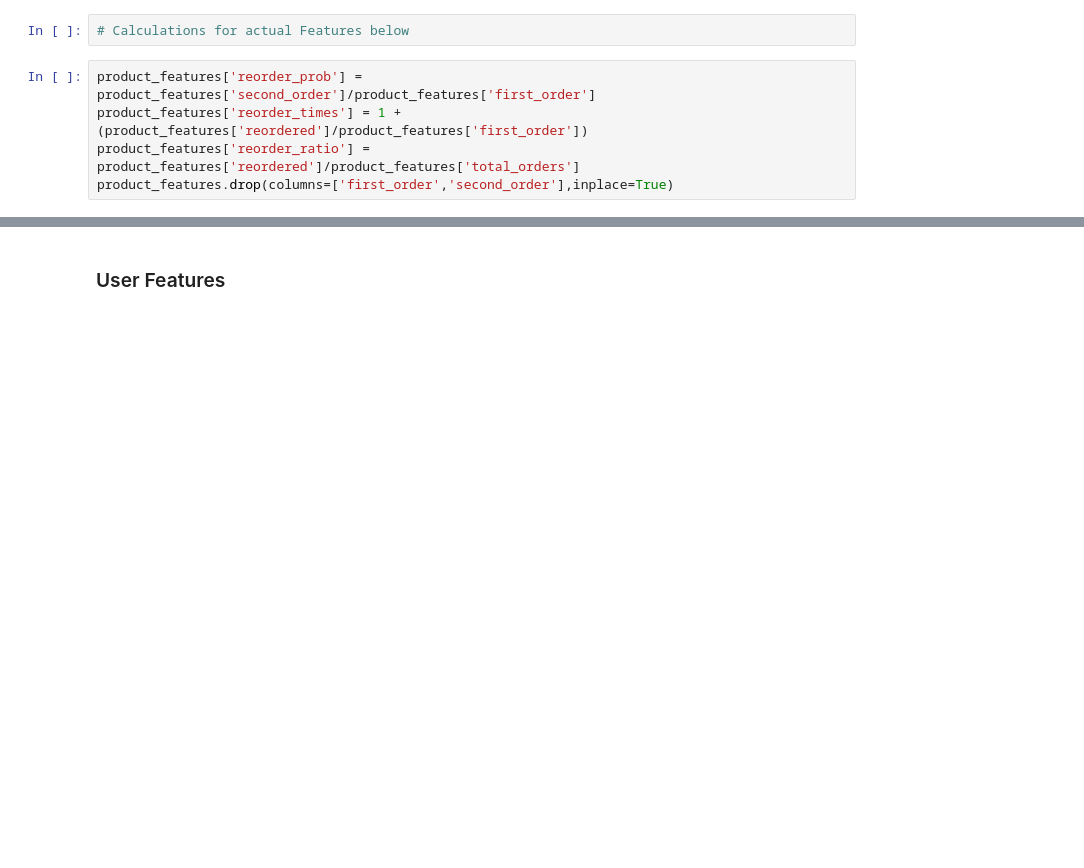
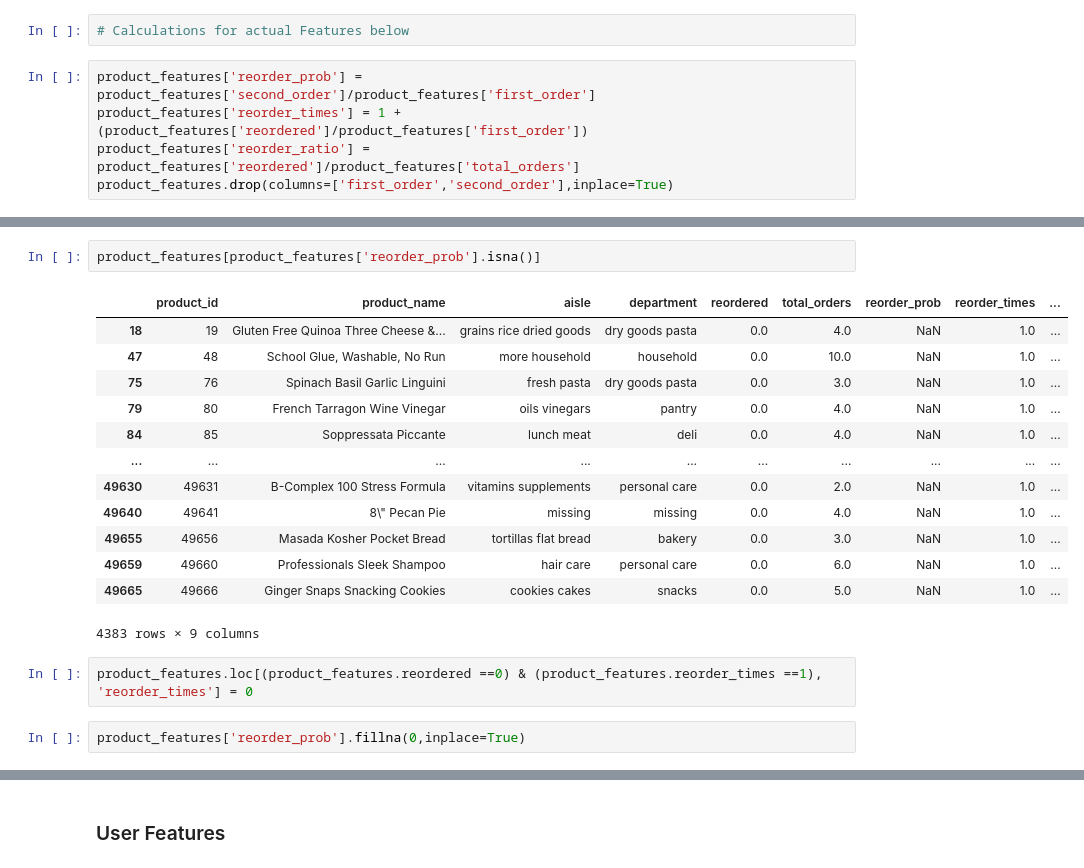
Before and after one commit to brandmend/Instacart_Basket_Prediction_Analysis, a Jupyter notebook: Instacart_Basket_Analysis_EDA.ipynb, the cells around one changed output, grey strips where cells are left out. Saved outputs shown, nothing was run; the diff lists cells and outputs as text; blank space fills up the shorter version.

```diff
--- a/Instacart_Basket_Analysis_EDA.ipynb
+++ b/Instacart_Basket_Analysis_EDA.ipynb
@@ -657,0 +672,20 @@ product_features.drop(columns=['first_order','second_order'],inplace=True)
+# %%
+product_features[product_features['reorder_prob'].isna()]
+# %% [output]
+|  | product_id | product_name | aisle | department | reordered | total_orders | reorder_prob | reorder_times | ... |
+| 18 | 19 | Gluten Free Quinoa Three Cheese &... | grains rice dried goods | dry goods pasta | 0.0 | 4.0 | NaN | 1.0 | ... |
+| 47 | 48 | School Glue, Washable, No Run | more household | household | 0.0 | 10.0 | NaN | 1.0 | ... |
+| 75 | 76 | Spinach Basil Garlic Linguini | fresh pasta | dry goods pasta | 0.0 | 3.0 | NaN | 1.0 | ... |
+| 79 | 80 | French Tarragon Wine Vinegar | oils vinegars | pantry | 0.0 | 4.0 | NaN | 1.0 | ... |
+| 84 | 85 | Soppressata Piccante | lunch meat | deli | 0.0 | 4.0 | NaN | 1.0 | ... |
+| ... | ... | ... | ... | ... | ... | ... | ... | ... | ... |
+| 49630 | 49631 | B-Complex 100 Stress Formula | vitamins supplements | personal care | 0.0 | 2.0 | NaN | 1.0 | ... |
+| 49640 | 49641 | 8\" Pecan Pie | missing | missing | 0.0 | 4.0 | NaN | 1.0 | ... |
+| 49655 | 49656 | Masada Kosher Pocket Bread | tortillas flat bread | bakery | 0.0 | 3.0 | NaN | 1.0 | ... |
+| 49659 | 49660 | Professionals Sleek Shampoo | hair care | personal care | 0.0 | 6.0 | NaN | 1.0 | ... |
+| 49665 | 49666 | Ginger Snaps Snacking Cookies | cookies cakes | snacks | 0.0 | 5.0 | NaN | 1.0 | ... |
+4383 rows × 9 columns
+# %%
+product_features.loc[(product_features.reordered ==0) & (product_features.reorder_times ==1), 'reorder_times'] = 0
+# %%
+product_features['reorder_prob'].fillna(0,inplace=True)
```
Also changed, not shown: parts of 5 cells of this notebook.
